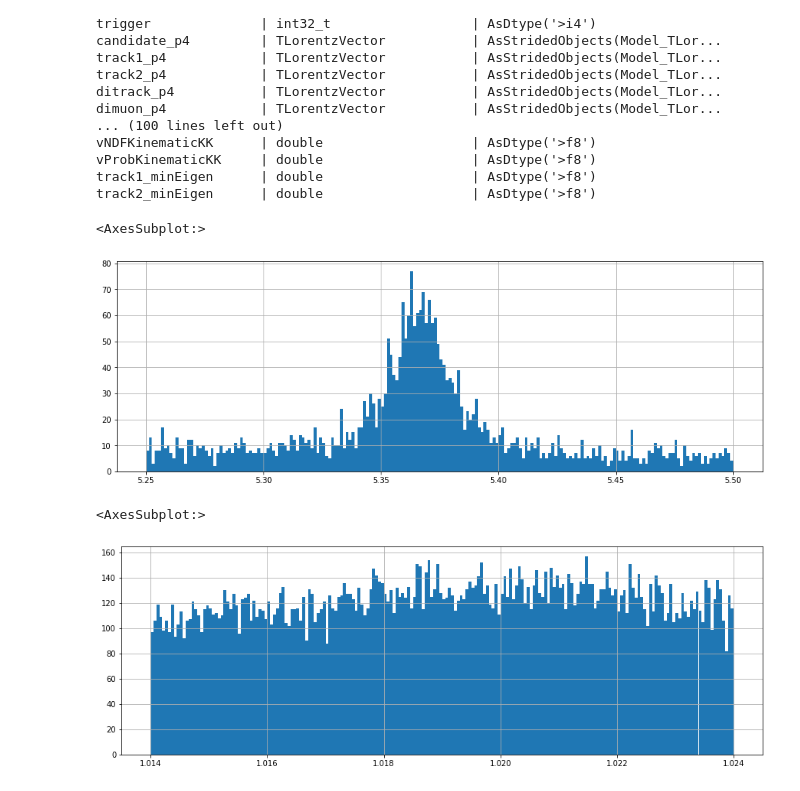
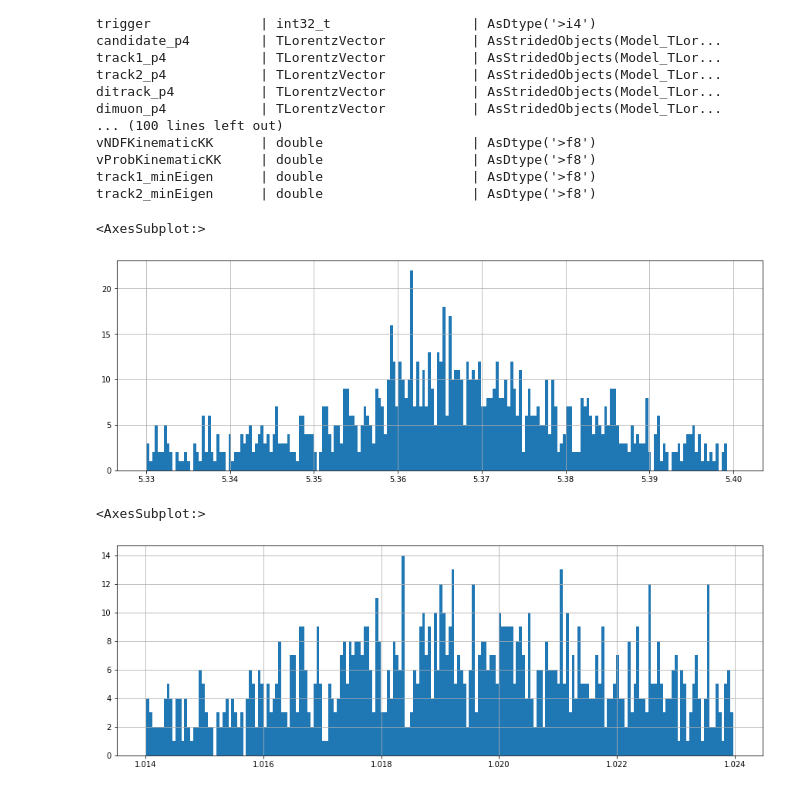
Before and after one commit to bucket420/DOE-INFN-2022, a Jupyter notebook: uproot.ipynb, the cells around one changed output. Saved outputs shown, nothing was run; the diff lists cells and outputs as text; code cells hidden in the pictures.

```diff
--- a/uproot.ipynb
+++ b/uproot.ipynb
@@ -57,10 +58,11 @@ cut = (candidate_data['candidate_charge'] == 0)\
     & (candidate_data['candidate_cosAlpha'] > 0.99)\
     & (candidate_data['candidate_lxy'] / candidate_data['candidate_lxyErr'] > 3.0)\
     & (candidate_data['candidate_vProb'] > 0.05)\
-    & (candidate_data['ditrack_mass'] > 1.014) & (candidate_data['ditrack_mass'] < 1.024)
+    & (candidate_data['ditrack_mass'] > 1.014) & (candidate_data['ditrack_mass'] < 1.024)\
+    & (candidate_data['candidate_vMass'] > 5.33) & (candidate_data['candidate_vMass'] < 5.4)
 # %%
-candidate_data[cut]['candidate_vMass'].hist(bins=200, figsize=(15, 5), range=(5.25, 5.5))
+candidate_data[cut]['candidate_vMass'].hist(bins=200, figsize=(15, 5), range=(5.33, 5.4))
 #candidate_data[-cut]['candidate_vMass'].hist(bins=200, figsize=(15, 5), histtype="step", range=(5.25, 5.5))
 # %% [output]
 <AxesSubplot:>
-[figure, old version]
+[figure, new version]
@@ -71,4 +71,4 @@ candidate_data[cut]['ditrack_mass'].hist(bins=200, figsize=(15, 5))
 #candidate_data[-cut]['ditrack_mass'].hist(bins=200, figsize=(15, 5), histtype="step")
 # %% [output]
 <AxesSubplot:>
-[figure, old version]
+[figure, new version]
```
Also changed, not shown: parts of 9 cells of this notebook, 2 other files.
